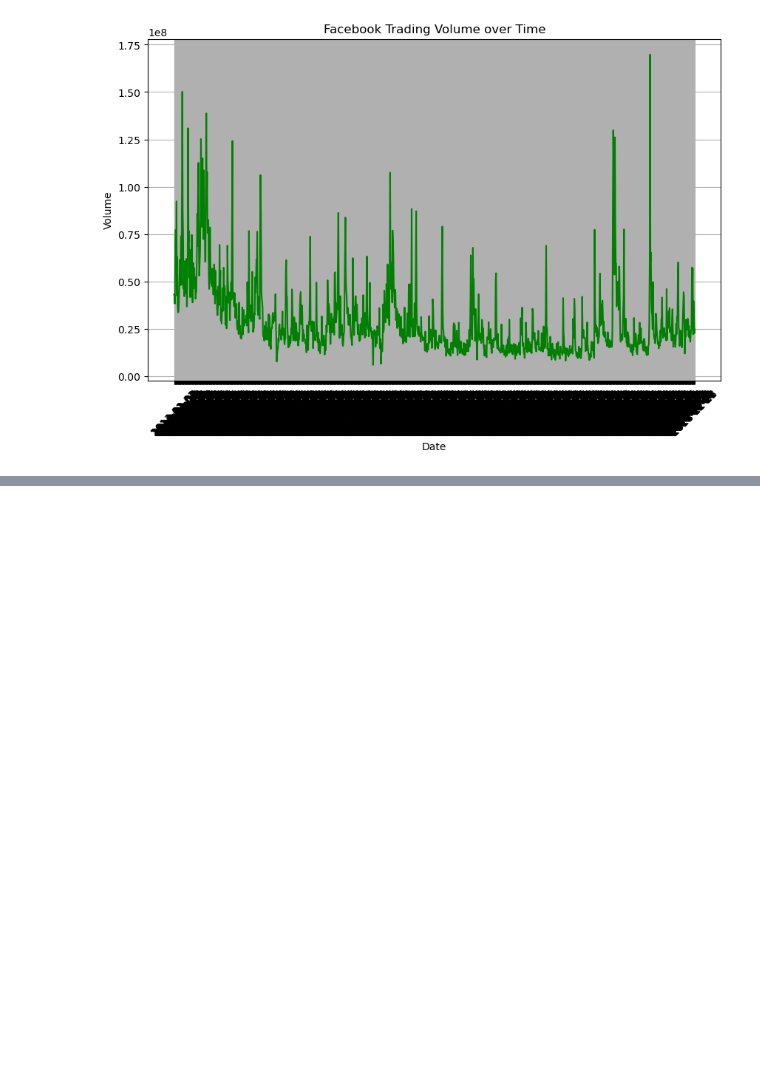
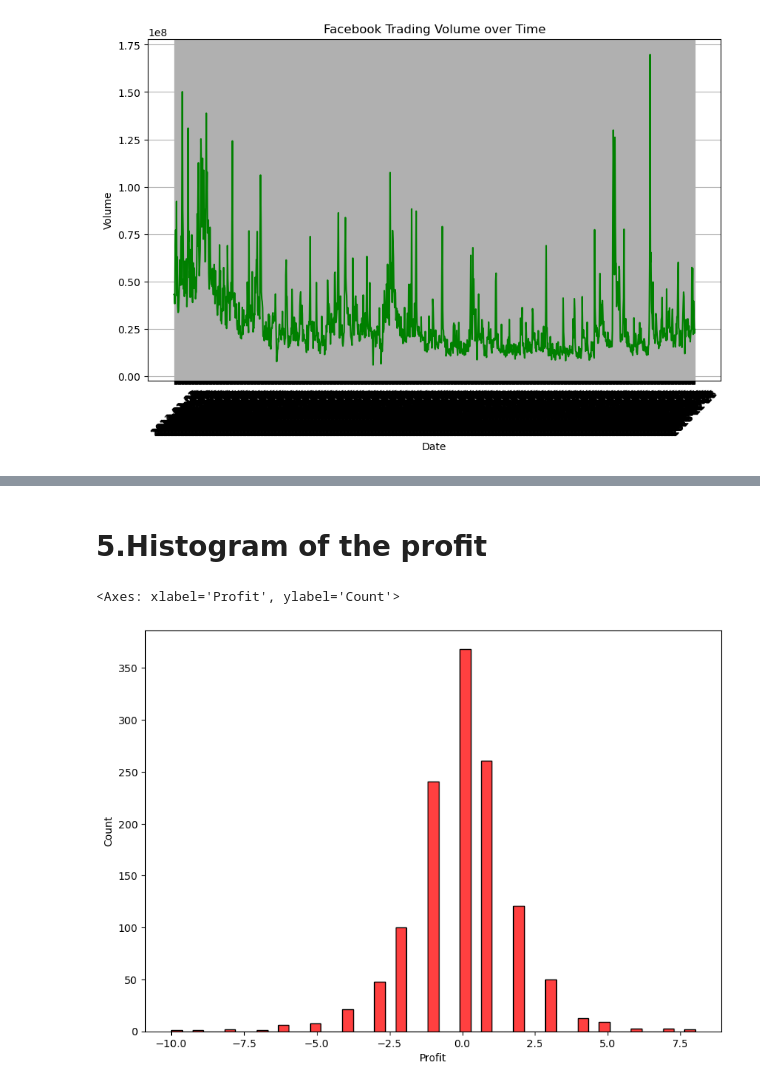
Before and after one commit to Sanjana387/Kaggle_Project, a Jupyter notebook: facebook-analysis.ipynb, the cells around one changed output, grey strips where cells are left out. Cells and saved outputs as stored; diff of their text form; code cells hidden in the pictures; blank space fills up the shorter version.

```diff
--- a/facebook-analysis.ipynb
+++ b/facebook-analysis.ipynb
@@ -133,0 +152,8 @@ plt.show()
+# %% [markdown]
+# 5.Histogram of the profit
+# %%
+plt.figure(figsize=(10,7))
+sns.histplot(fb['Profit'], color='r')
+# %% [output]
+<Axes: xlabel='Profit', ylabel='Count'>
+[figure, added]
```
Also changed, not shown: parts of 21 cells of this notebook.
